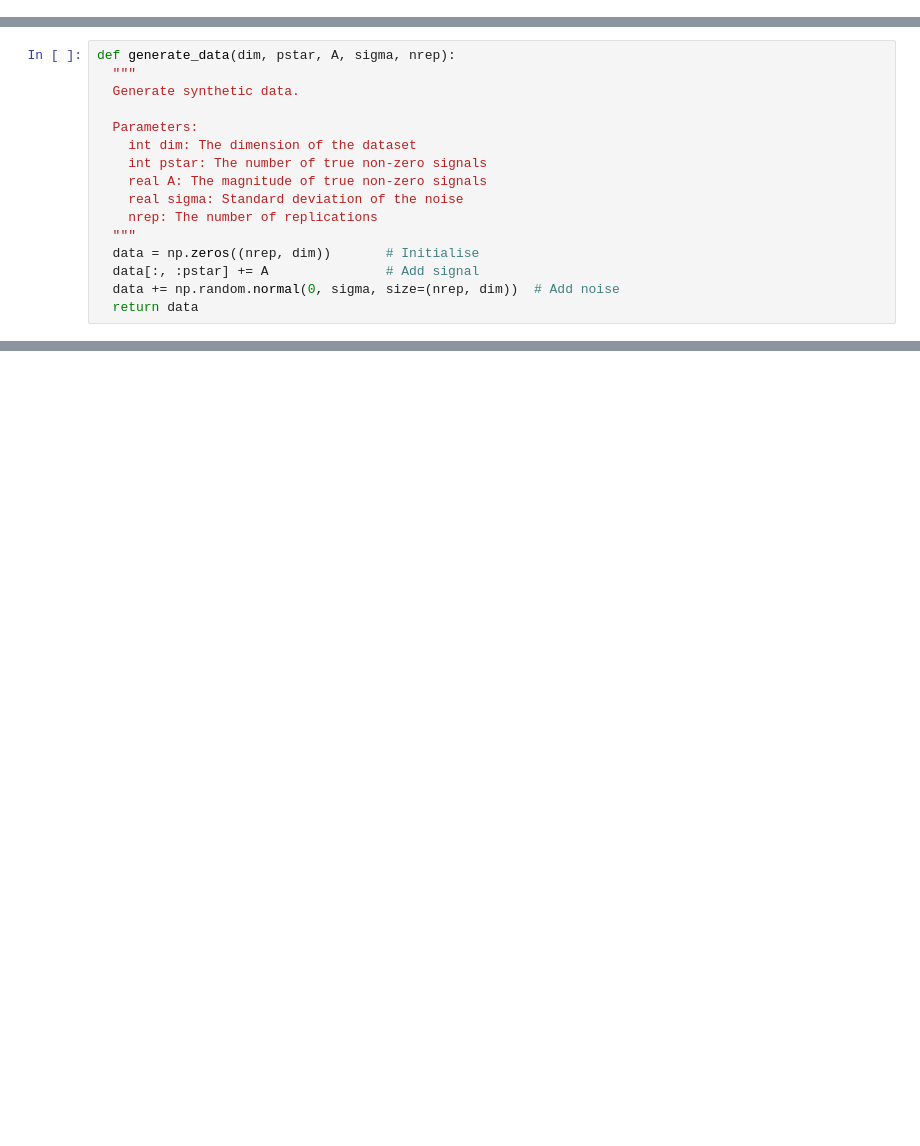
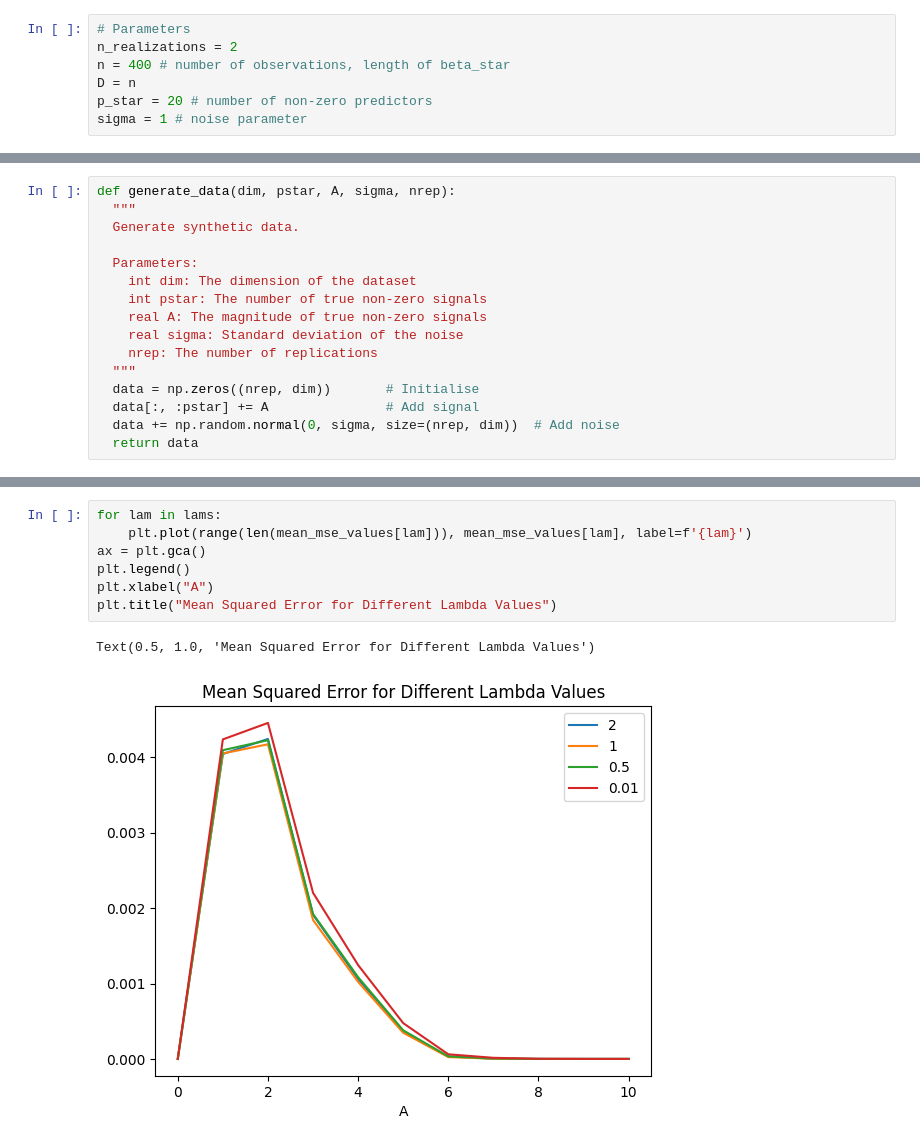
Before and after one commit to Grace0124/numpyro, a Jupyter notebook: REBAR.ipynb, the cells around one changed output, grey strips where cells are left out. Drawn from its saved outputs; the diff is of its cells as text; blank space fills up the shorter version.

```diff
--- a/REBAR.ipynb
+++ b/REBAR.ipynb
@@ -19,0 +20,7 @@ prng_key = random.PRNGKey(0)
+# %%
+# Parameters
+n_realizations = 2
+n = 400 # number of observations, length of beta_star
+D = n
+p_star = 20 # number of non-zero predictors
+sigma = 1 # noise parameter
@@ -107,0 +251,10 @@ def optimizer(data):
+# %%
+for lam in lams:
+    plt.plot(range(len(mean_mse_values[lam])), mean_mse_values[lam], label=f'{lam}')
+ax = plt.gca()
+plt.legend()
+plt.xlabel("A")
+plt.title("Mean Squared Error for Different Lambda Values")
+# %% [output]
+Text(0.5, 1.0, 'Mean Squared Error for Different Lambda Values')
+[figure, added]
```
Also changed, not shown: parts of 24 cells of this notebook, 2 other files.
